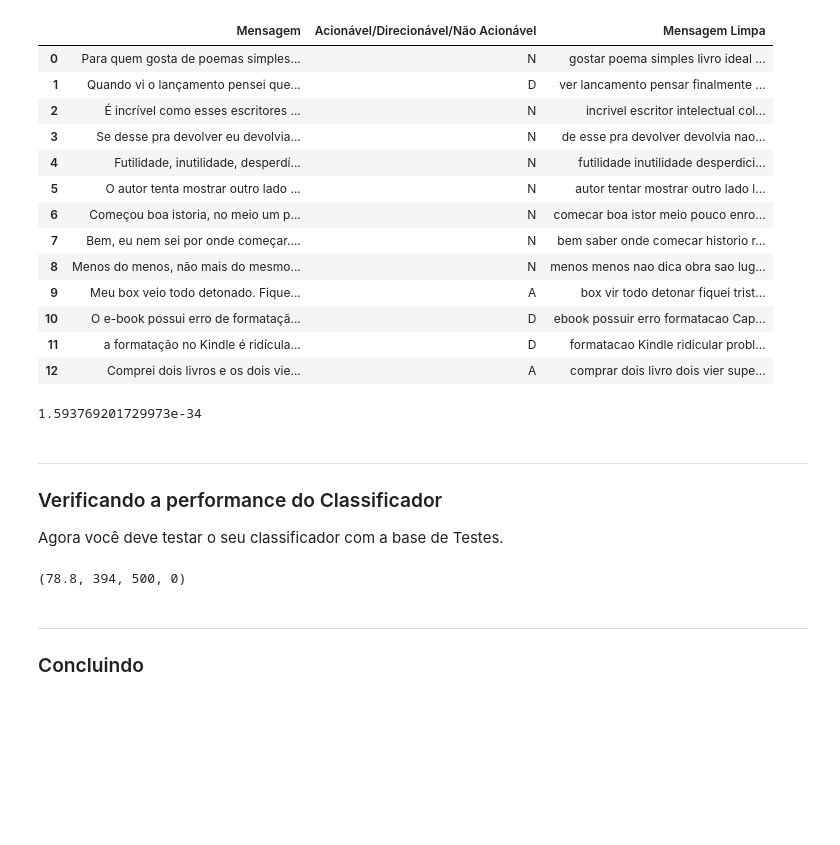
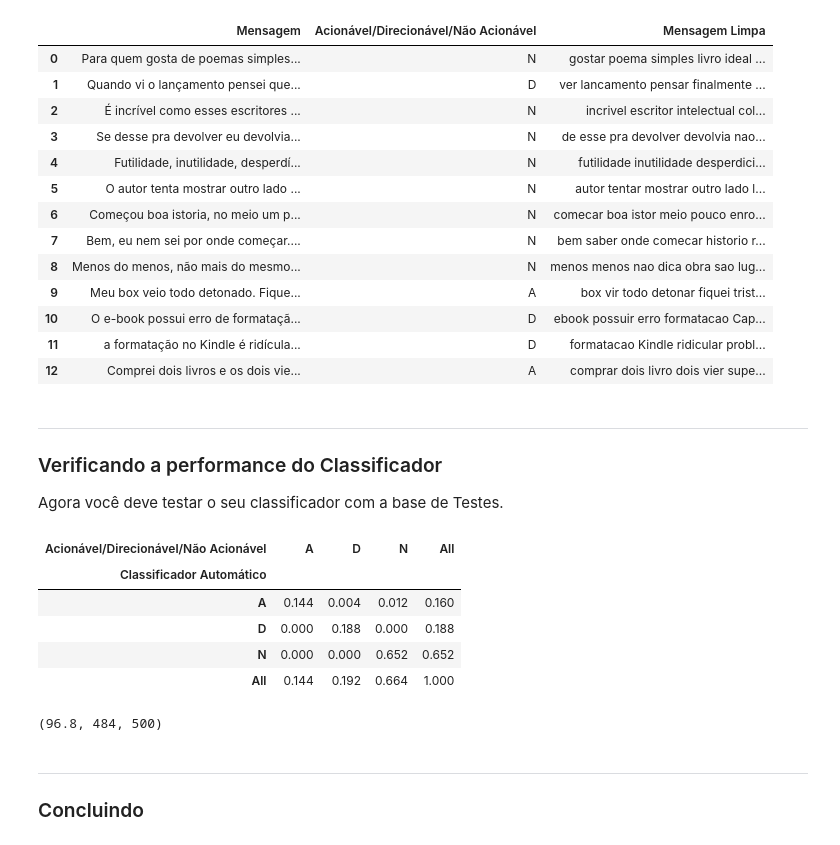
Before and after one commit to carneirogabrielly/C.DadosP1, a Jupyter notebook: TENTANDO OTIMIZAR.ipynb, the cells around one changed output. Cells and saved outputs as stored; diff of their text form; code cells hidden in the pictures; blank space fills up the shorter version.

```diff
--- a/TENTANDO OTIMIZAR.ipynb
+++ b/TENTANDO OTIMIZAR.ipynb
@@ -335,11 +366,33 @@ def suaviza_target (planilha_limpa, target):
 # %%
 # Calculando probabilidade da frase dado target
 # recebe uma frase qualquer (precisa estar limpa)
+# def frase_dado_target(frase, target, planilha_limpa):
+
+#     prob_frase_dado_classe = 1
+#     frase =  frase.split()
+#     dic_probabilidades_por_classe = suaviza_target(planilha_limpa, target)   #dicionario com as palavras e suas probabilidades condicionais
+#     for palavra in frase:
+#         if palavra in dic_probabilidades_por_classe:
+#             prob_palavra_dado_classe = dic_probabilidades_por_classe[palavra]
+#             prob_frase_dado_classe *= prob_palavra_dado_classe
+#         else:
+#             freq_abs_palavra = 0
+#             dados_target = divisao_categorias(planilha_limpa, target)
+#             qtdd_palavras = dados_target[0]                  #quantidade de palavras no target informado
+#             qtdd_palavras_sem_repeticao = len(dados_target[3]) #quant
+#             prob_palavra_dado_classe = (freq_abs_palavra + 1)/(qtdd_palavras + qtdd_palavras_sem_repeticao)
+#             prob_frase_dado_classe *= prob_palavra_dado_classe
+#     return prob_frase_dado_classe
+
+# frase = "Eu odiei esse livro, achei realmente uma merda !!? "
+# frase_dado_target(frase, "N", planilha_limpa)
+
 def frase_dado_target(frase, target, planilha_limpa):
 
     prob_frase_dado_classe = 1
     frase =  frase.split()
     dic_probabilidades_por_classe = suaviza_target(planilha_limpa, target)   #dicionario com as palavras e suas probabilidades condicionais
+    alfa = 0.01
     for palavra in frase:
         if palavra in dic_probabilidades_por_classe:
             prob_palavra_dado_classe = dic_probabilidades_por_classe[palavra]
@@ -349,14 +402,9 @@ def frase_dado_target(frase, target, planilha_limpa):
             dados_target = divisao_categorias(planilha_limpa, target)
             qtdd_palavras = dados_target[0]                  #quantidade de palavras no target informado
             qtdd_palavras_sem_repeticao = len(dados_target[3]) #quant
-            prob_palavra_dado_classe = (freq_abs_palavra + 1)/(qtdd_palavras + qtdd_palavras_sem_repeticao)
+            prob_palavra_dado_classe = (freq_abs_palavra + alfa)/(qtdd_palavras + alfa*qtdd_palavras_sem_repeticao)
             prob_frase_dado_classe *= prob_palavra_dado_classe
     return prob_frase_dado_classe
-
-frase = "Eu odiei esse livro, achei realmente uma merda !!? "
-frase_dado_target(frase, "N", planilha_limpa)
-# %% [output]
-1.593769201729973e-34
 # %%
 #Função de classificação das frases (quanto a acionável, não acionável e direcionável)
 #recebe a função já limpa
@@ -459,24 +507,35 @@ def classifica_planilha(planilha):
     planilha_nova['Classificador Automático'] = resultados
     return planilha_nova
 
-
-planilha_com_classificador_aplicado = classifica_planilha(train)
-# print(planilha_com_classificador_aplicado[[ 'Acionável/Direcionável/Não Acionável', "Mensagem Limpa", 'Classificador Automático']])
+planilha_classificada = classifica_planilha(test)
+# %%
+#realizando o cruzamento de dados da planilha
+
+pd.crosstab(planilha_classificada['Classificador Automático'], planilha_classificada['Acionável/Direcionável/Não Acionável'],normalize=True, margins=True)
+# %% [output]
+| Acionável/Direcionável/Não Acionável | A | D | N | All |
+| Classificador Automático |  |  |  |  |
+| A | 0.144 | 0.004 | 0.012 | 0.160 |
+| D | 0.000 | 0.188 | 0.000 | 0.188 |
+| N | 0.000 | 0.000 | 0.652 | 0.652 |
+| All | 0.144 | 0.192 | 0.664 | 1.000 |
 # %%
+
 #verificando a acurácia
+
 def verifica_performance(planilha):
+    planilha_classificada = classifica_planilha(planilha)
 
-    count_comparativo = (planilha['Acionável/Direcionável/Não Acionável'] == planilha['Classificador Automático']).sum() # Conta quantos valores nas duas são correspondentes
-    total_elementos = len(planilha) #Total de linhas
-    total_impasses = (planilha['Classificador Automático'] == 'Houve um impasse').sum()
+    count_comparativo = (planilha_classificada['Acionável/Direcionável/Não Acionável'] == planilha_classificada['Classificador Automático']).sum() # Conta quantos valores nas duas são correspondentes
+    total_elementos = len(planilha_classificada) #Total de linhas
 
     porcentagem_concordancia = (count_comparativo / total_elementos) * 100
 
-    return porcentagem_concordancia, count_comparativo, total_elementos, total_impasses
+    return porcentagem_concordancia, count_comparativo, total_elementos
 
-print(verifica_performance(planilha_com_classificador_aplicado))
+print(verifica_performance(train))
 # %% [output]
-(78.8, 394, 500, 0)
+(96.8, 484, 500)
 # %% [markdown]
 ___
 ### Concluindo
```
Also changed, not shown: parts of 1 cell of this notebook.
